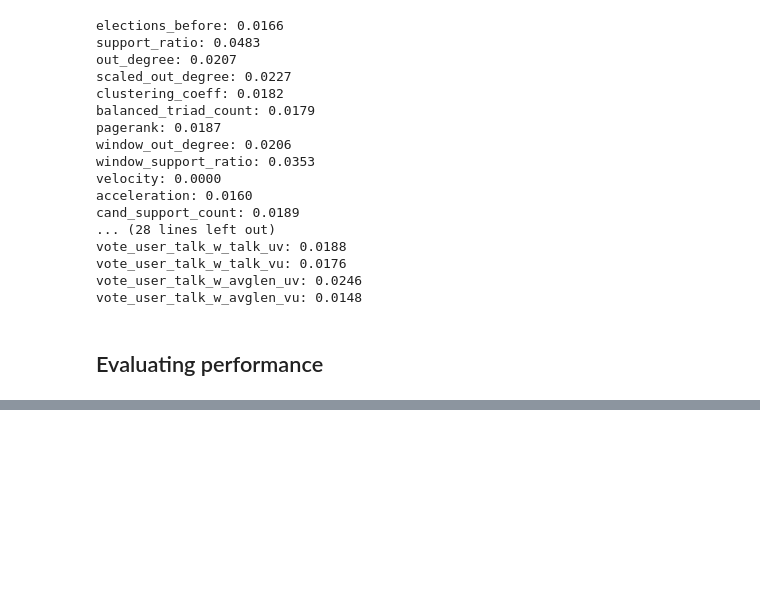
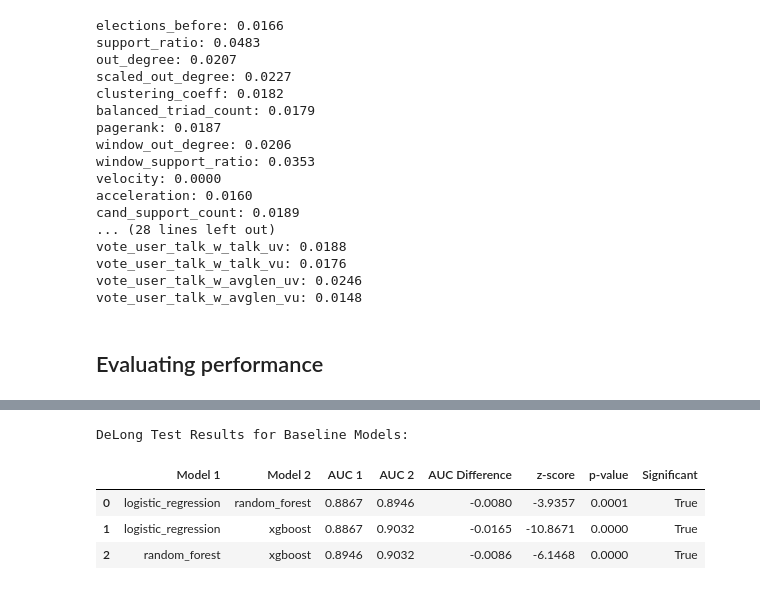
Before and after one commit to odinsseo/id2211-rfa-vote-link-prediction, a Jupyter notebook: modeling/modeling.ipynb, the cells around one changed output, grey strips where cells are left out. Cells and saved outputs as stored; diff of their text form; code cells hidden in the pictures; blank space fills up the shorter version.

```diff
--- a/modeling/modeling.ipynb
+++ b/modeling/modeling.ipynb
@@ -1213,0 +2155,55 @@ plot_roc_curves(modeling, test_datasets, "logistic_regression")
+# %%
+baseline_models = {
+    'logistic_regression': modeling['logistic_regression']['baseline_model'],
+    'random_forest': modeling['random_forest']['baseline_model'],
+    'xgboost': modeling['xgboost']['baseline_model']
+}
+
+# Get predictions for baseline models
+X_test, y_test = get_variables(base_test, "label")
+predictions = {}
+
+for name, model in baseline_models.items():
+    predictions[name] = model.predict_proba(X_test)[:, 1]
+
+# Perform pairwise DeLong tests
+model_pairs = [
+    ('logistic_regression', 'random_forest'),
+    ('logistic_regression', 'xgboost'),
+    ('random_forest', 'xgboost')
+]
+
+results = []
+for model1_name, model2_name in model_pairs:
+    # Get predictions
+    y_pred1 = predictions[model1_name]
+    y_pred2 = predictions[model2_name]
+
+    # Calculate AUC scores
+    auc1 = roc_auc_score(y_test, y_pred1)
+    auc2 = roc_auc_score(y_test, y_pred2)
+
+    # Perform DeLong test
+    z_score, p_value = Delong_test(y_test, y_pred1, y_pred2)
+
+    results.append({
+        'Model 1': model1_name,
+        'Model 2': model2_name,
+        'AUC 1': f"{auc1:.4f}",
+        'AUC 2': f"{auc2:.4f}",
+        'AUC Difference': f"{auc1 - auc2:.4f}",
+        'z-score': f"{z_score:.4f}",
+        'p-value': f"{p_value:.4f}",
+        'Significant': p_value < 0.05
+    })
+
+# Create and display results DataFrame
+results_df = pd.DataFrame(results)
+print("\nDeLong Test Results for Baseline Models:")
+display(results_df)
+# %% [output]
+DeLong Test Results for Baseline Models:
+|  | Model 1 | Model 2 | AUC 1 | AUC 2 | AUC Difference | z-score | p-value | Significant |
+| 0 | logistic_regression | random_forest | 0.8867 | 0.8946 | -0.0080 | -3.9357 | 0.0001 | True |
+| 1 | logistic_regression | xgboost | 0.8867 | 0.9032 | -0.0165 | -10.8671 | 0.0000 | True |
+| 2 | random_forest | xgboost | 0.8946 | 0.9032 | -0.0086 | -6.1468 | 0.0000 | True |
```
Also changed, not shown: parts of 63 cells of this notebook, 3 other files.
